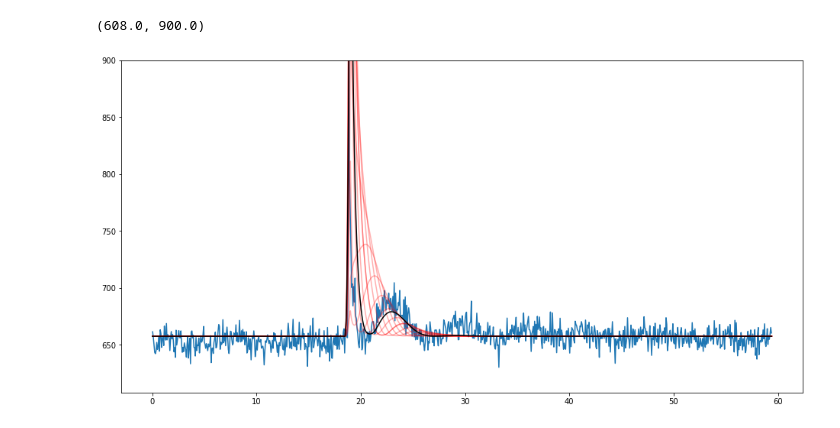
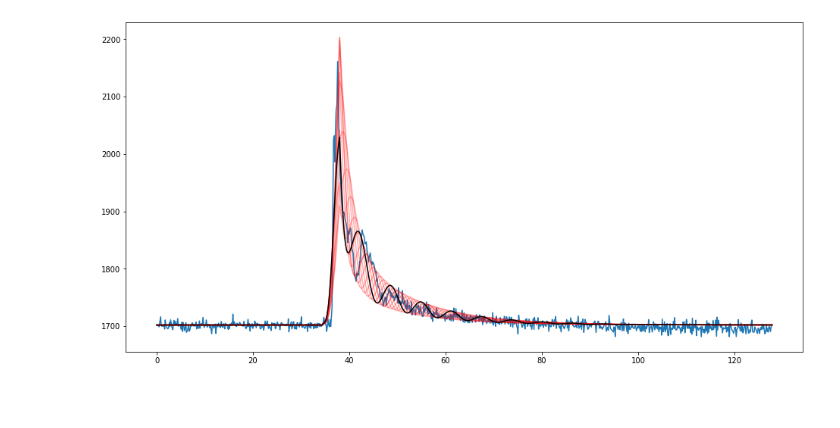
Before and after one commit to ekaterinailin/MalachiteMountains, a Jupyter notebook: analysis/notebooks/NB42_Model_fit_to_Real_Data.ipynb, the cells around one changed output. Drawn from its saved outputs; the diff is of its cells as text; code cells hidden in the pictures; blank space fills up the shorter version.

```diff
--- a/analysis/notebooks/NB42_Model_fit_to_Real_Data.ipynb
+++ b/analysis/notebooks/NB42_Model_fit_to_Real_Data.ipynb
@@ -96,7 +96,7 @@ flcd = FlareLightCurve(time=t,
 
 
 # Choose the light curve range to use for the model fit
-choice = (t > target.view_start +.9) & (t < target.view_stop-.1)
+choice = (t > target.view_start +.1) & (t < target.view_stop-.1)
 t = t[choice]
 flux = sflux[choice]
 
@@ -167,40 +161,39 @@ tstamp
 # When fitting more than one flare, do one flare first, then the next etc.
 
 # Flare peak time
-phi_a =19
+phi_a =38
 
 # Active region latitude
 theta_a = 1.
 
 # Flare amplitude
-a = 1.4
+a = 0.3
 
 # 2*FWHM of flare
-fwhm =  1.
+fwhm =  7
 
 
-phi0 =5.1
+phi0 =4.8
 Fth = calculate_specific_flare_flux("TESS", flaret=1e4)
 phi_a_max = phi[-1]
 #plt.plot(phi,flux)
 radius = calculate_angular_radius(Fth, a, qlum, R,)
 #theta_a, i_mu, phi_a, radius
 
 
 
 plt.figure(figsize=(16,8))
 plt.plot(cff.phi,cff.flux)
 for i in np.linspace(-2*np.pi,2*np.pi,10):
     plt.plot(phi, full_model(phi_a, theta_a, a, fwhm, i_mu, phi0=i,
                phi=phi, num_pts=50, qlum=qlum,
                Fth=Fth, R=R, median=median), c="r", alpha=.31,)
 plt.plot(phi, full_model(phi_a, theta_a, a, fwhm, i_mu, phi0=phi0,
            phi=phi, num_pts=50, qlum=qlum,
            Fth=Fth, R=R, median=median), c="k", alpha=1,);
 # plt.xlim(1331,1333.25)
-plt.ylim(608,900)
+#plt.ylim(608,900)
 # %% [output]
-(608.0, 900.0)
-[figure, old version]
+[figure, new version]
 # %%
 # Choose model:
```
Also changed, not shown: parts of 7 cells of this notebook, 10 other files.
